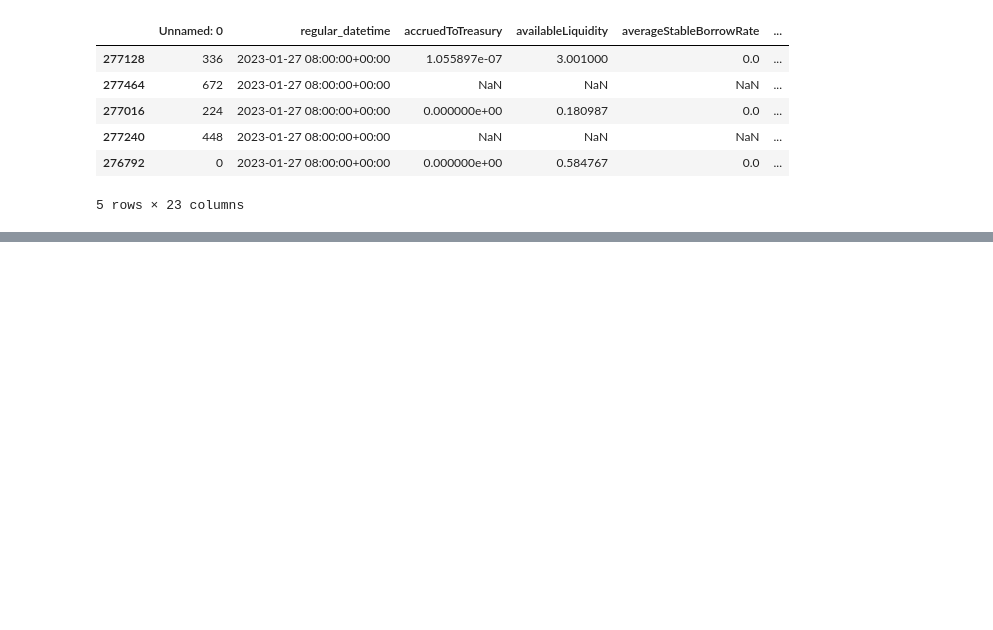
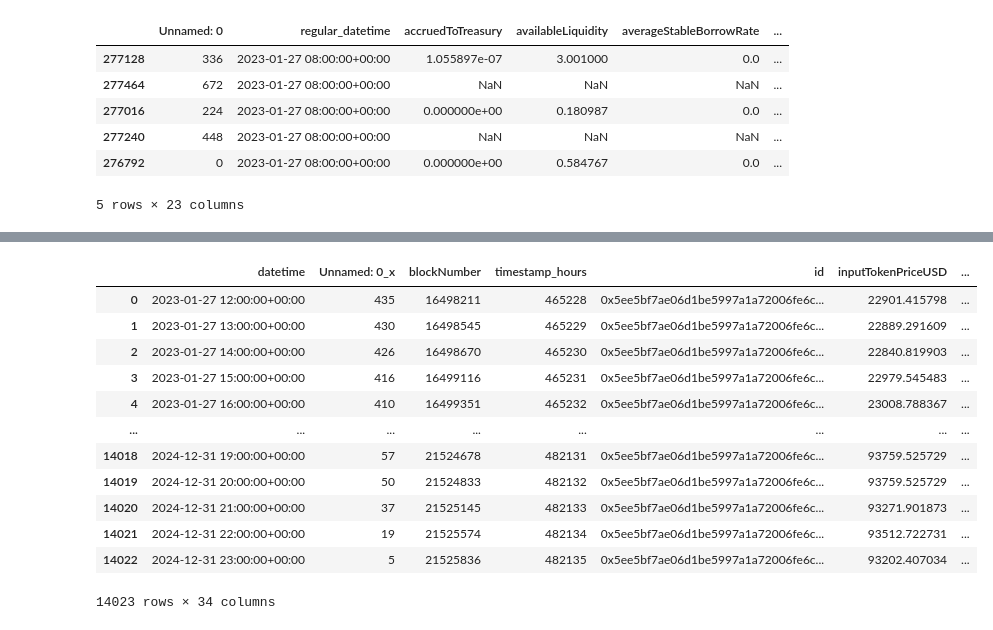
Before and after one commit to yhrd99/BITCOIN-PRICE-FORECASTING, a Jupyter notebook: Statdesc.ipynb, the cells around one changed output, grey strips where cells are left out. Drawn from its saved outputs; the diff is of its cells as text; code cells hidden in the pictures; blank space fills up the shorter version.

```diff
--- a/Statdesc.ipynb
+++ b/Statdesc.ipynb
@@ -61,3 +80,6 @@ df.head()
 | 277240 | 448 | 2023-01-27 08:00:00+00:00 | NaN | NaN | NaN | ... |
 | 276792 | 0 | 2023-01-27 08:00:00+00:00 | 0.000000e+00 | 0.584767 | 0.0 | ... |
 5 rows × 23 columns
+# %%
+res_BTC=df[df['reserve_name']=='Wrapped BTC']
+pd.DataFrame(res_BTC)
@@ -63,0 +100,19 @@ df.head()
+# %%
+df=pd.merge(df_BTC, res_BTC, left_on='datetime', right_on='regular_datetime')
+cols = ['datetime'] + [col for col in df.columns if col != 'datetime']
+df= df[cols]
+pd.DataFrame(df)
+# %% [output]
+|  | datetime | Unnamed: 0_x | blockNumber | timestamp_hours | id | inputTokenPriceUSD | ... |
+| 0 | 2023-01-27 12:00:00+00:00 | 435 | 16498211 | 465228 | 0x5ee5bf7ae06d1be5997a1a72006fe6c... | 22901.415798 | ... |
+| 1 | 2023-01-27 13:00:00+00:00 | 430 | 16498545 | 465229 | 0x5ee5bf7ae06d1be5997a1a72006fe6c... | 22889.291609 | ... |
+| 2 | 2023-01-27 14:00:00+00:00 | 426 | 16498670 | 465230 | 0x5ee5bf7ae06d1be5997a1a72006fe6c... | 22840.819903 | ... |
+| 3 | 2023-01-27 15:00:00+00:00 | 416 | 16499116 | 465231 | 0x5ee5bf7ae06d1be5997a1a72006fe6c... | 22979.545483 | ... |
+| 4 | 2023-01-27 16:00:00+00:00 | 410 | 16499351 | 465232 | 0x5ee5bf7ae06d1be5997a1a72006fe6c... | 23008.788367 | ... |
+| ... | ... | ... | ... | ... | ... | ... | ... |
+| 14018 | 2024-12-31 19:00:00+00:00 | 57 | 21524678 | 482131 | 0x5ee5bf7ae06d1be5997a1a72006fe6c... | 93759.525729 | ... |
+| 14019 | 2024-12-31 20:00:00+00:00 | 50 | 21524833 | 482132 | 0x5ee5bf7ae06d1be5997a1a72006fe6c... | 93759.525729 | ... |
+| 14020 | 2024-12-31 21:00:00+00:00 | 37 | 21525145 | 482133 | 0x5ee5bf7ae06d1be5997a1a72006fe6c... | 93271.901873 | ... |
+| 14021 | 2024-12-31 22:00:00+00:00 | 19 | 21525574 | 482134 | 0x5ee5bf7ae06d1be5997a1a72006fe6c... | 93512.722731 | ... |
+| 14022 | 2024-12-31 23:00:00+00:00 | 5 | 21525836 | 482135 | 0x5ee5bf7ae06d1be5997a1a72006fe6c... | 93202.407034 | ... |
+14023 rows × 34 columns
```
Also changed, not shown: parts of 16 cells of this notebook, 3 other files.
